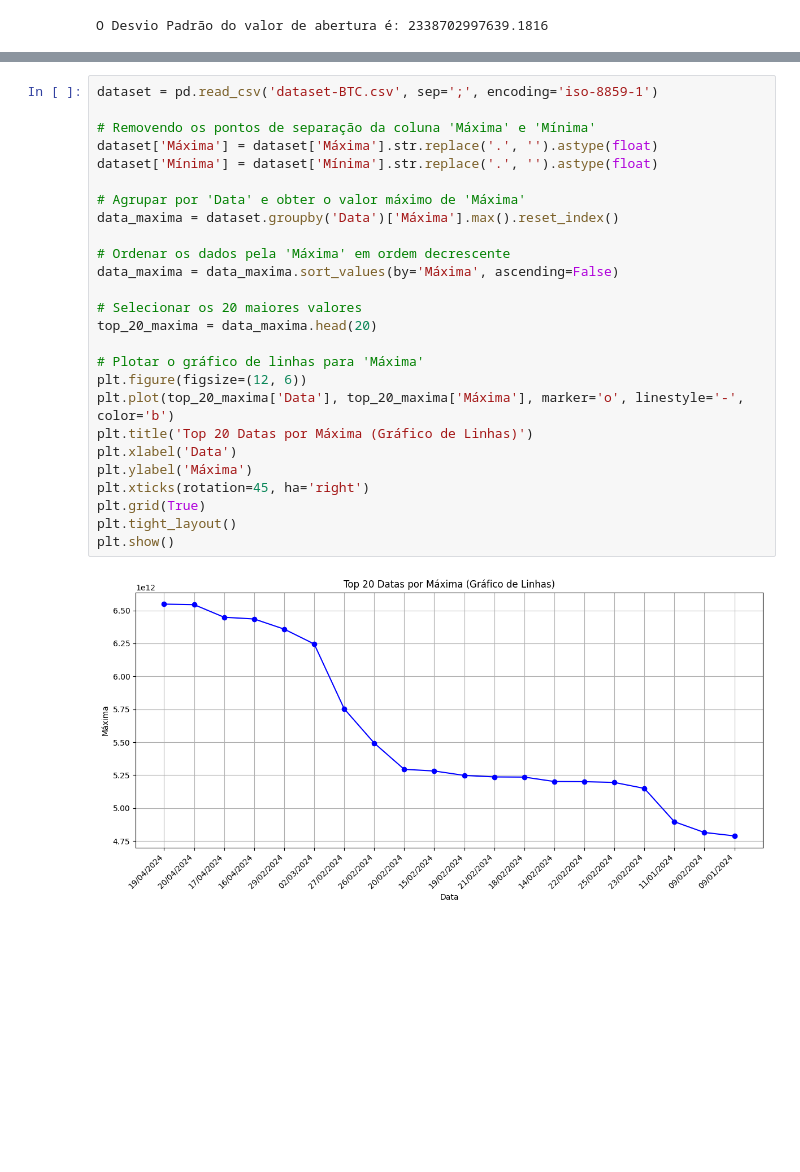
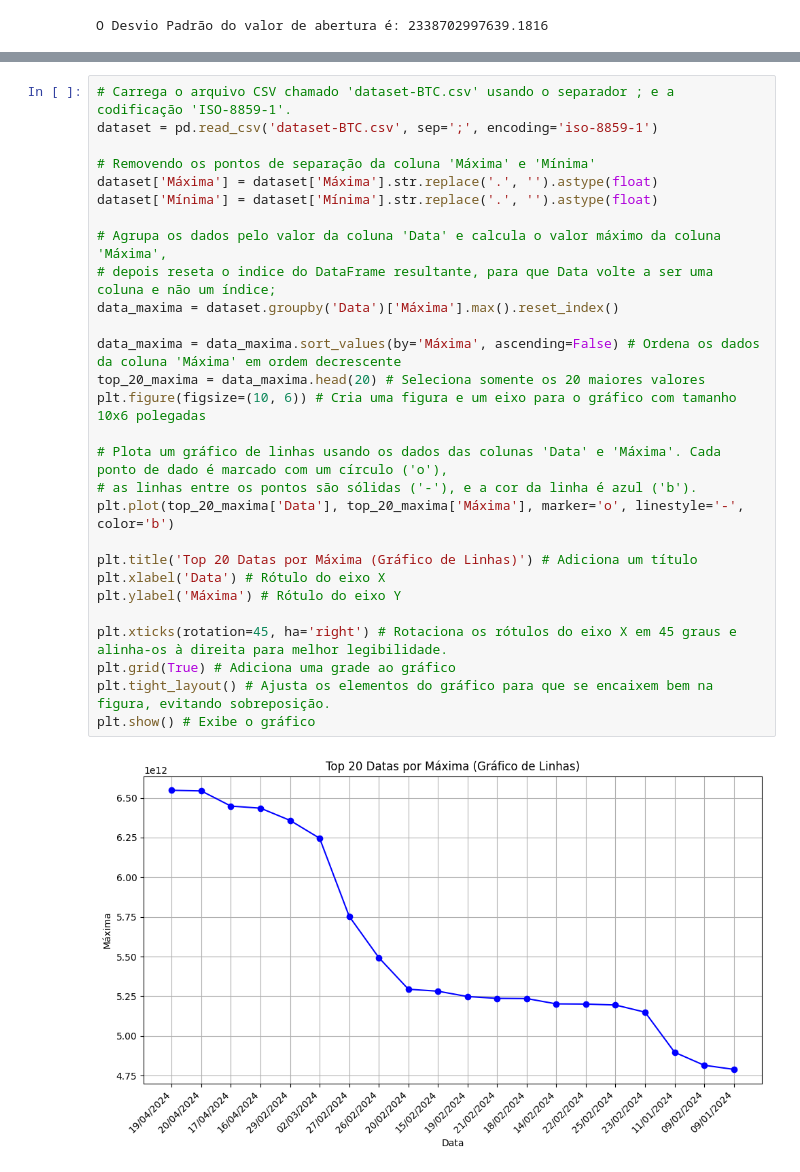
Before and after one commit to GabrielMarkss/GoogleColabBD, a Jupyter notebook: ProjetoTAVBD.ipynb, the cells around one changed output, grey strips where cells are left out. Cells and saved outputs as stored; diff of their text form; blank space fills up the shorter version.

```diff
--- a/ProjetoTAVBD.ipynb
+++ b/ProjetoTAVBD.ipynb
@@ -183,28 +127,30 @@ plt.show()
 # %%
+# Carrega o arquivo CSV chamado 'dataset-BTC.csv' usando o separador ; e a codificação 'ISO-8859-1'.
 dataset = pd.read_csv('dataset-BTC.csv', sep=';', encoding='iso-8859-1')
 
 # Removendo os pontos de separação da coluna 'Máxima' e 'Mínima'
 dataset['Máxima'] = dataset['Máxima'].str.replace('.', '').astype(float)
 dataset['Mínima'] = dataset['Mínima'].str.replace('.', '').astype(float)
 
-# Agrupar por 'Data' e obter o valor máximo de 'Máxima'
+# Agrupa os dados pelo valor da coluna 'Data' e calcula o valor máximo da coluna 'Máxima',
+# depois reseta o indice do DataFrame resultante, para que Data volte a ser uma coluna e não um índice;
 data_maxima = dataset.groupby('Data')['Máxima'].max().reset_index()
 
-# Ordenar os dados pela 'Máxima' em ordem decrescente
-data_maxima = data_maxima.sort_values(by='Máxima', ascending=False)
+data_maxima = data_maxima.sort_values(by='Máxima', ascending=False) # Ordena os dados da coluna 'Máxima' em ordem decrescente
+top_20_maxima = data_maxima.head(20) # Seleciona somente os 20 maiores valores
+plt.figure(figsize=(10, 6)) # Cria uma figura e um eixo para o gráfico com tamanho 10x6 polegadas
 
-# Selecionar os 20 maiores valores
-top_20_maxima = data_maxima.head(20)
+# Plota um gráfico de linhas usando os dados das colunas 'Data' e 'Máxima'. Cada ponto de dado é marcado com um círculo ('o'),
+# as linhas entre os pontos são sólidas ('-'), e a cor da linha é azul ('b').
+plt.plot(top_20_maxima['Data'], top_20_maxima['Máxima'], marker='o', linestyle='-', color='b')
 
-# Plotar o gráfico de linhas para 'Máxima'
-plt.figure(figsize=(12, 6))
-plt.plot(top_20_maxima['Data'], top_20_maxima['Máxima'], marker='o', linestyle='-', color='b')
-plt.title('Top 20 Datas por Máxima (Gráfico de Linhas)')
-plt.xlabel('Data')
-plt.ylabel('Máxima')
-plt.xticks(rotation=45, ha='right')
-plt.grid(True)
-plt.tight_layout()
-plt.show()
+plt.title('Top 20 Datas por Máxima (Gráfico de Linhas)') # Adiciona um título
+plt.xlabel('Data') # Rótulo do eixo X
+plt.ylabel('Máxima') # Rótulo do eixo Y
+
+plt.xticks(rotation=45, ha='right') # Rotaciona os rótulos do eixo X em 45 graus e alinha-os à direita para melhor legibilidade.
+plt.grid(True) # Adiciona uma grade ao gráfico
+plt.tight_layout() # Ajusta os elementos do gráfico para que se encaixem bem na figura, evitando sobreposição.
+plt.show() # Exibe o gráfico
 # %% [output]
-[figure, old version]
+[figure, new version]
```
Also changed, not shown: parts of 23 cells of this notebook.
